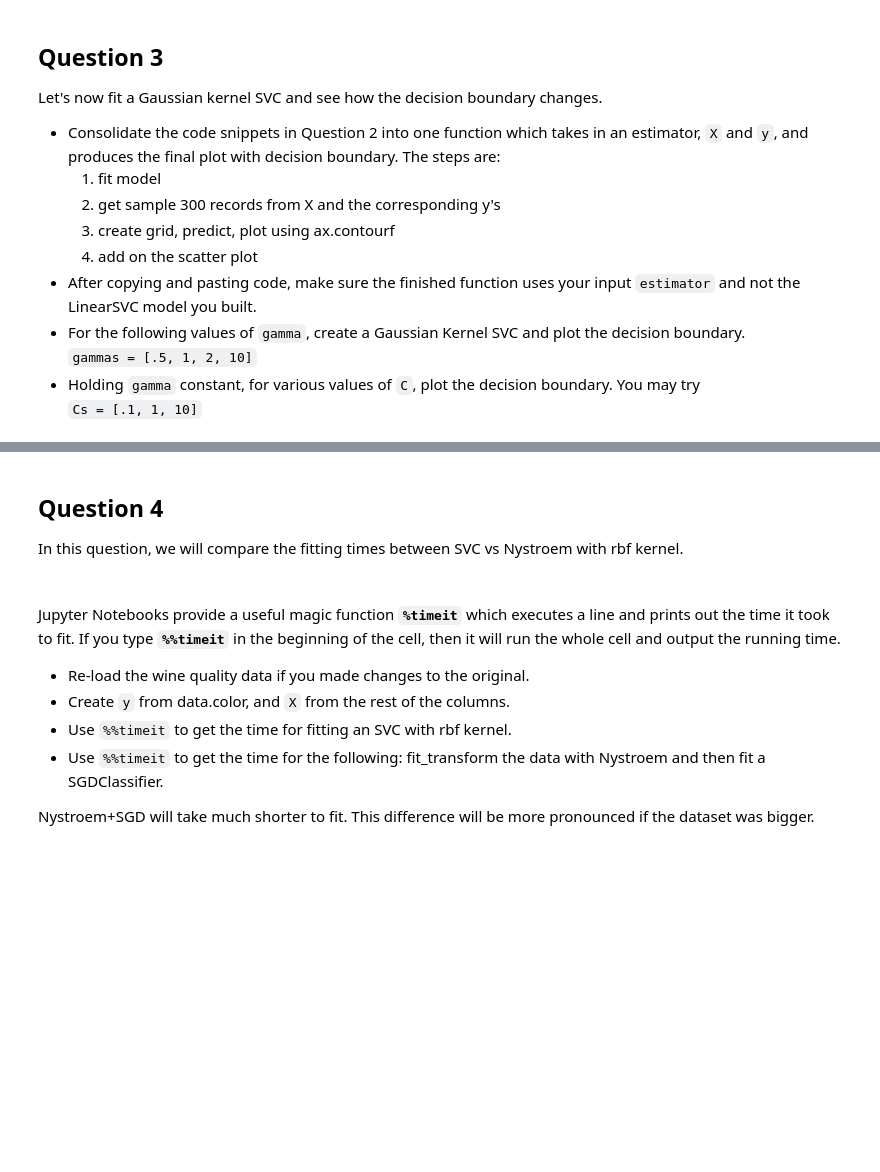
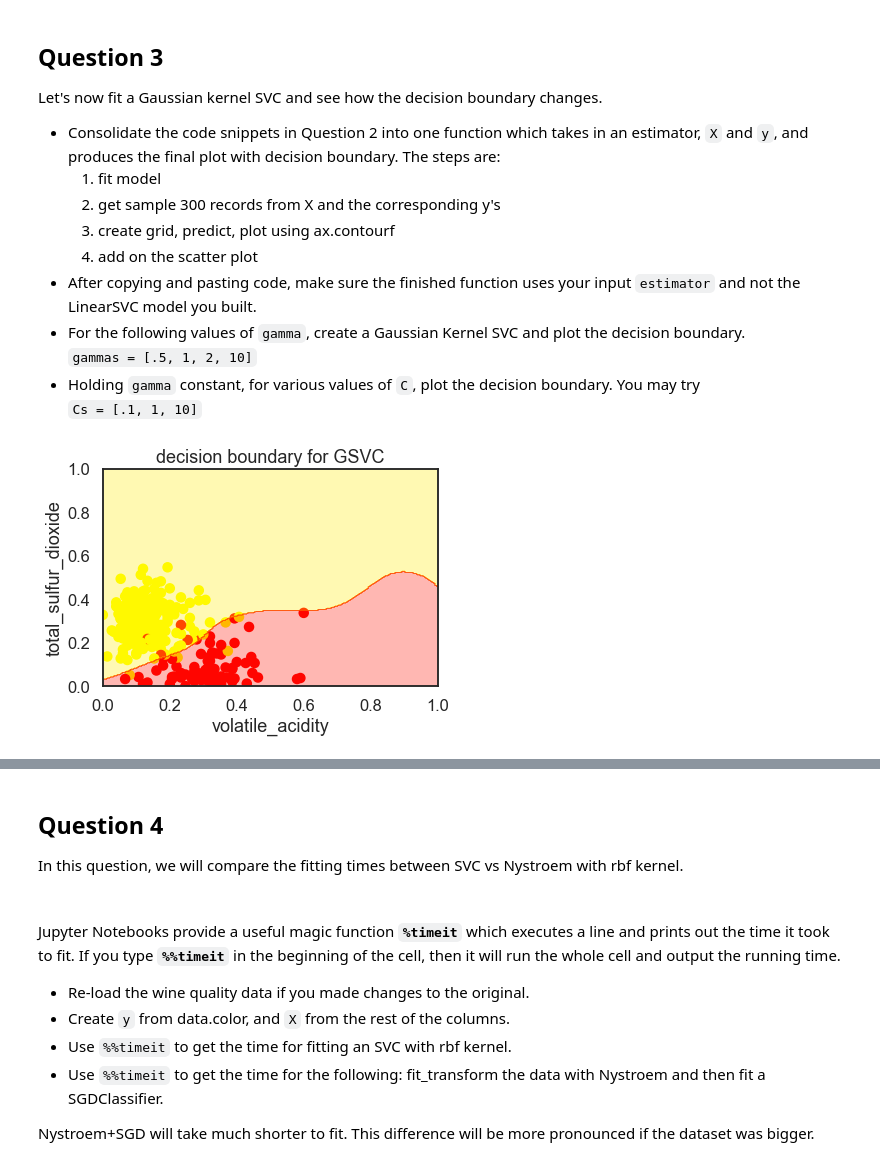
Before and after one commit to afa7789/svm-ic-cefet, a Jupyter notebook: SVM_Kernels_HW.ipynb, the cells around one changed output, grey strips where cells are left out. Drawn from its saved outputs; the diff is of its cells as text; code cells hidden in the pictures; blank space fills up the shorter version.

```diff
--- a/SVM_Kernels_HW.ipynb
+++ b/SVM_Kernels_HW.ipynb
@@ -145,25 +147,29 @@ GSVC.fit(X, y)
 # %%
+GSVC = SVC(kernel='rbf')
+GSVC.fit(X, y)
 
 X_color = X.sample(300, random_state=45)
 y_color = y.loc[X_color.index]
 y_color = y_color.map(lambda r: 'red' if r == 1 else 'yellow')
 ax = plt.axes()
 ax.scatter(
     X_color.iloc[:, 0], X_color.iloc[:, 1],
     color=y_color, alpha=1)
 # -----------
 x_axis, y_axis = np.arange(0, 1.005, .005), np.arange(0, 1.005, .005)
 xx, yy = np.meshgrid(x_axis, y_axis)
 xx_ravel = xx.ravel()
 yy_ravel = yy.ravel()
 X_grid = pd.DataFrame([xx_ravel, yy_ravel]).T
 y_grid_predictions = GSVC.predict(X_grid)
 y_grid_predictions = y_grid_predictions.reshape(xx.shape)
 ax.contourf(xx, yy, y_grid_predictions, cmap=plt.cm.autumn_r, alpha=.3)
 # -----------
 ax.set(
     xlabel=fields[0],
     ylabel=fields[1],
     xlim=[0, 1],
     ylim=[0, 1],
-    title='decision boundary for LinearSVC');
+    title='decision boundary for GSVC');
+# %% [output]
+[figure, added]
```
Also changed, not shown: parts of 12 cells of this notebook.
